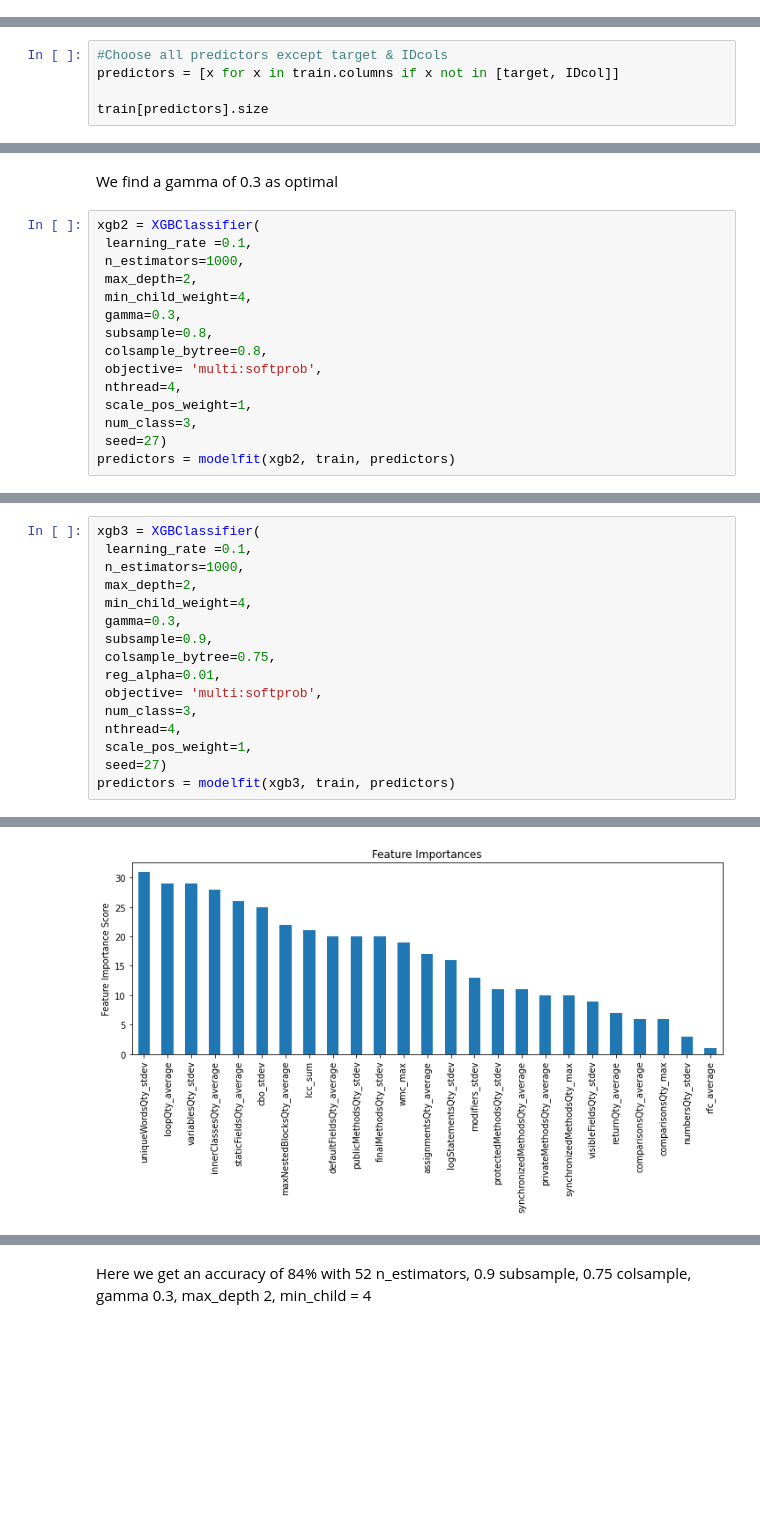
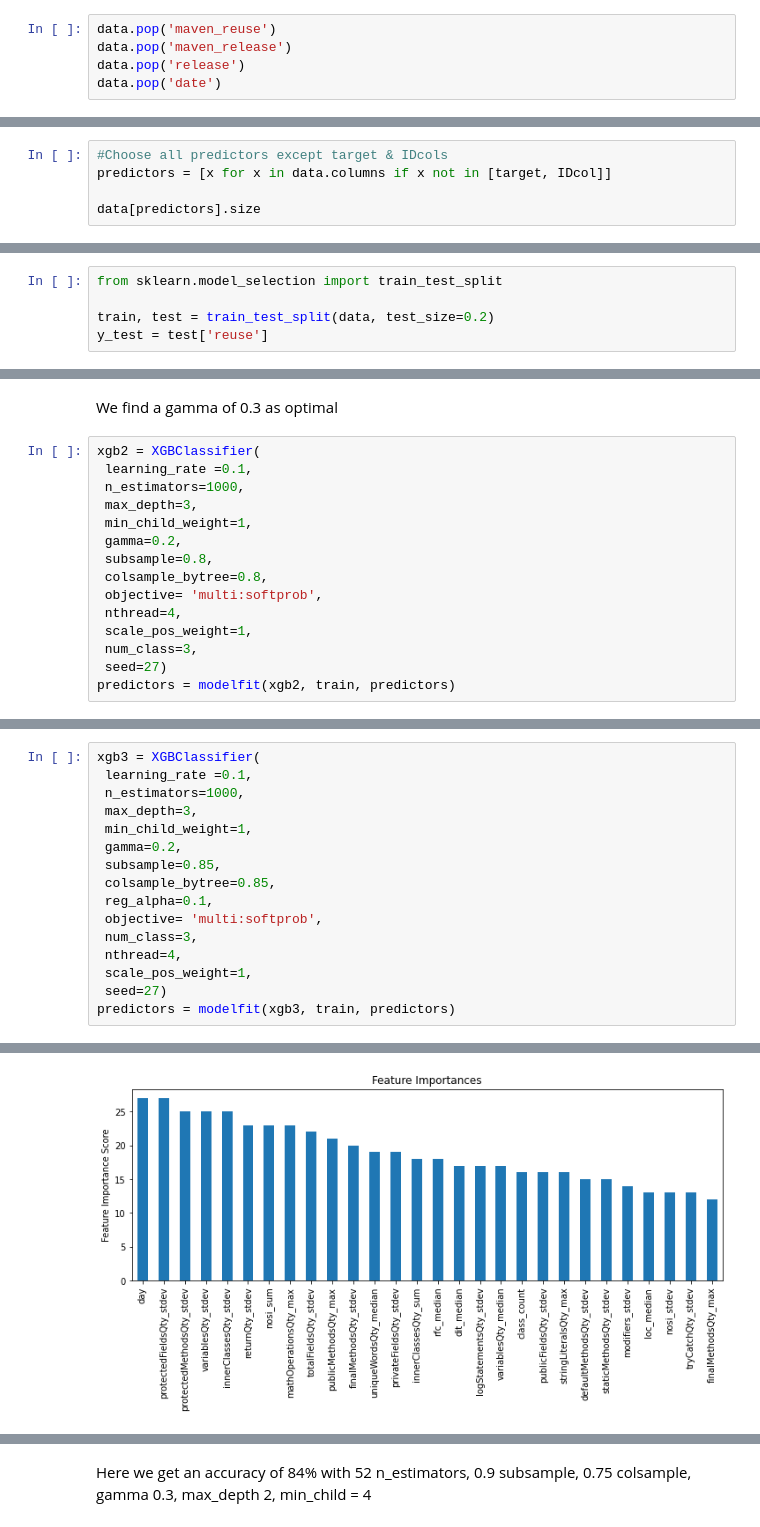
Before and after one commit to reusability/research, a Jupyter notebook: XGBoost_GT_3.ipynb, the cells around one changed output, grey strips where cells are left out. Drawn from its saved outputs; the diff is of its cells as text; blank space fills up the shorter version.

```diff
--- a/XGBoost_GT_3.ipynb
+++ b/XGBoost_GT_3.ipynb
@@ -131,0 +146,5 @@ Name: maven_reuse, Length: 270, dtype: float64
+# %%
+data.pop('maven_reuse')
+data.pop('maven_release')
+data.pop('release')
+data.pop('date')
@@ -134,7 +166,7 @@ from sklearn import preprocessing
 le = preprocessing.LabelEncoder()
 # %%
 #Choose all predictors except target & IDcols
-predictors = [x for x in train.columns if x not in [target, IDcol]]
+predictors = [x for x in data.columns if x not in [target, IDcol]]
 
-train[predictors].size
+data[predictors].size
 # %% [output]
@@ -153,3 +182,8 @@ train[predictors].shape
+# %%
+from sklearn.model_selection import train_test_split
+
+train, test = train_test_split(data, test_size=0.2)
+y_test = test['reuse']
 # %%
 xgb1 = XGBClassifier(
  learning_rate =0.1,
@@ -389,9 +353,9 @@ We find a gamma of 0.3 as optimal
 xgb2 = XGBClassifier(
  learning_rate =0.1,
  n_estimators=1000,
- max_depth=2,
- min_child_weight=4,
- gamma=0.3,
+ max_depth=3,
+ min_child_weight=1,
+ gamma=0.2,
  subsample=0.8,
  colsample_bytree=0.8,
  objective= 'multi:softprob',
@@ -534,12 +461,12 @@ Parameters: { scale_pos_weight } might not be used.
 xgb3 = XGBClassifier(
  learning_rate =0.1,
  n_estimators=1000,
- max_depth=2,
- min_child_weight=4,
- gamma=0.3,
- subsample=0.9,
- colsample_bytree=0.75,
- reg_alpha=0.01,
+ max_depth=3,
+ min_child_weight=1,
+ gamma=0.2,
+ subsample=0.85,
+ colsample_bytree=0.85,
+ reg_alpha=0.1,
  objective= 'multi:softprob',
  num_class=3,
  nthread=4,
@@ -567 +494 @@ Accuracy : 0.8444
-[figure, old version]
+[figure, new version]
```
Also changed, not shown: parts of 50 cells of this notebook, 2 other files.
